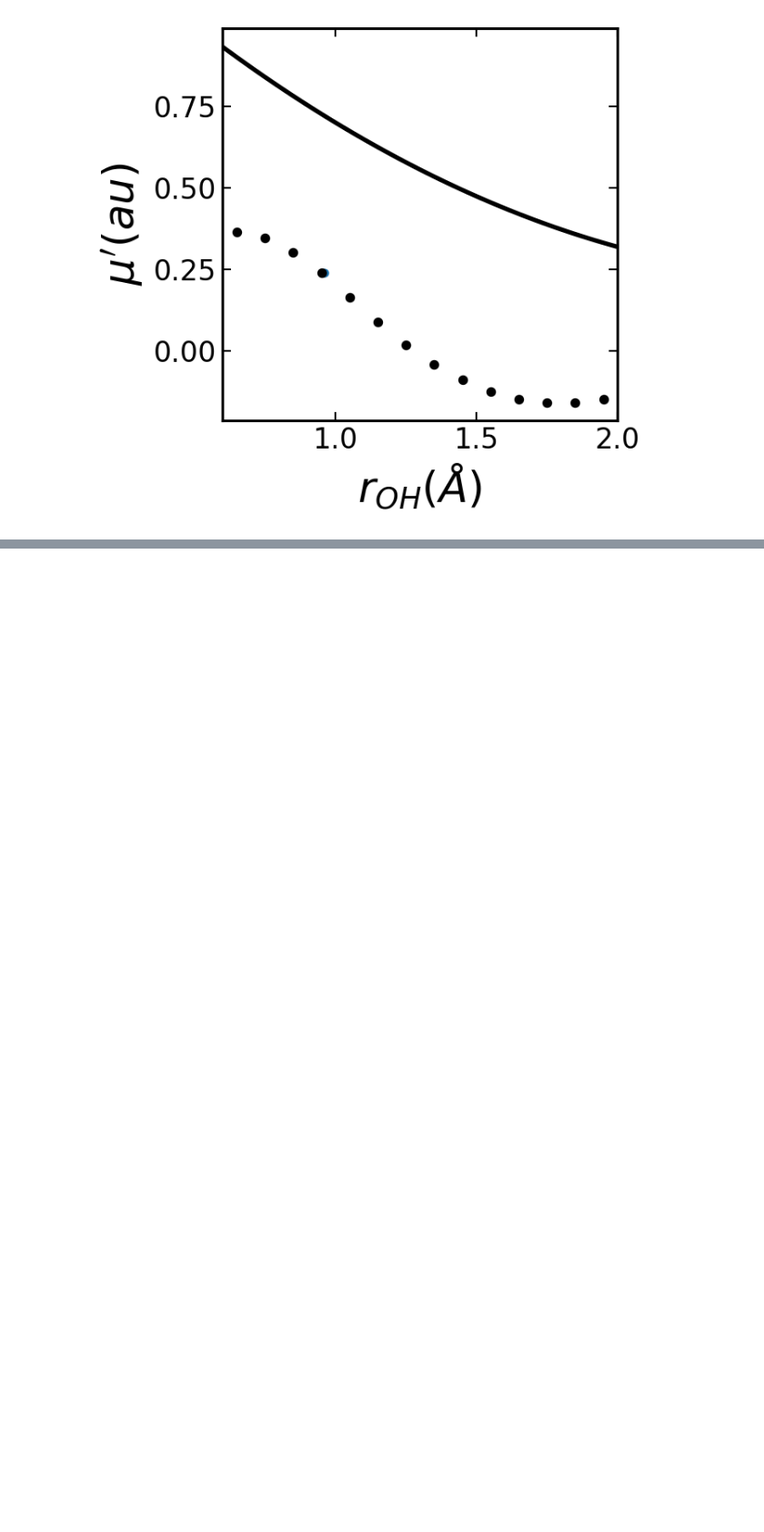
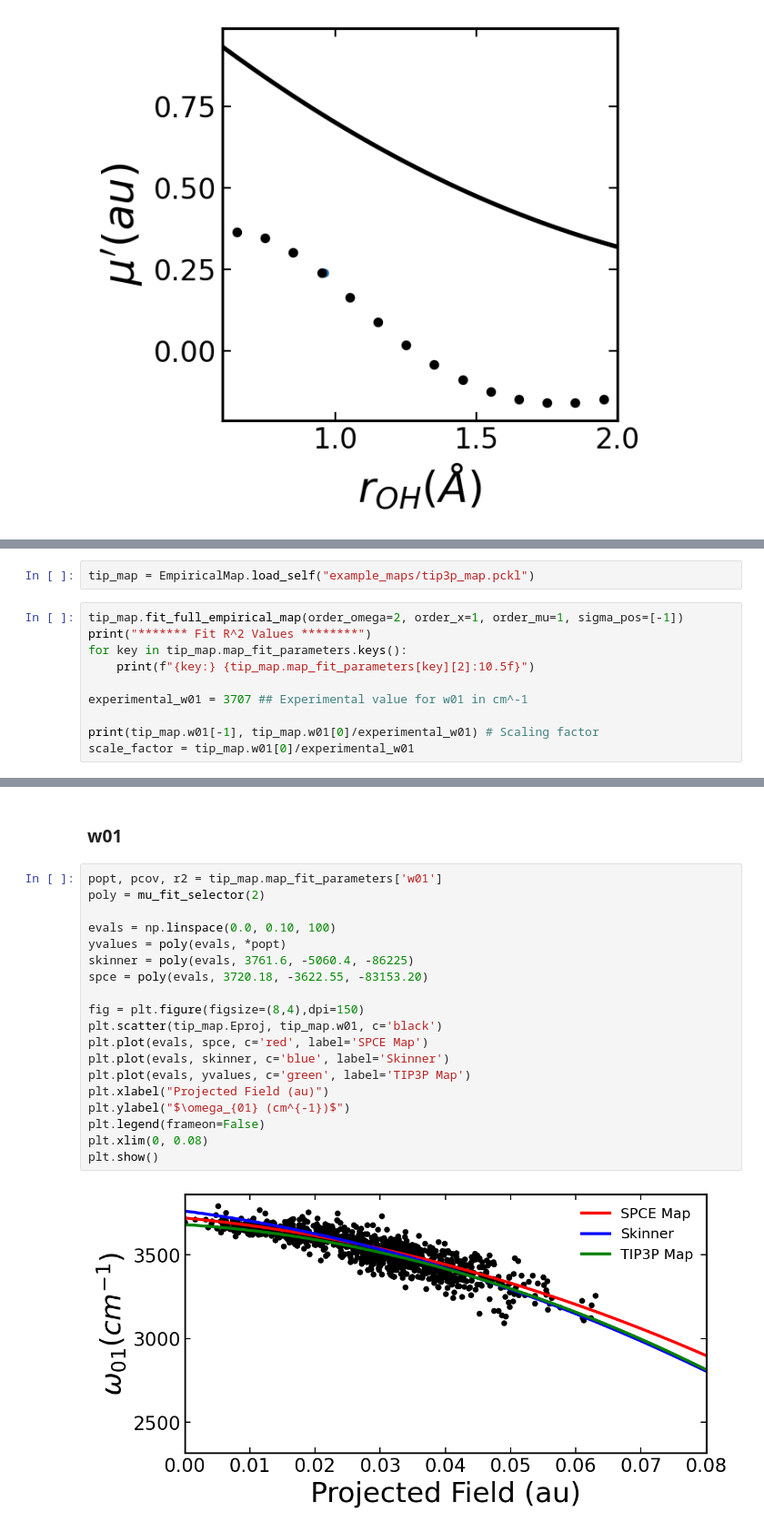
Before and after one commit to piskuliche/EmpiricalMapping, a Jupyter notebook: examples/empirical_map_plotting.ipynb, the cells around one changed output, grey strips where cells are left out. Shown at 91% size. Saved outputs shown, nothing was run; the diff lists cells and outputs as text; blank space fills up the shorter version.

```diff
--- a/examples/empirical_map_plotting.ipynb
+++ b/examples/empirical_map_plotting.ipynb
@@ -239,0 +308,12 @@ plt.show()
+# %%
+tip_map = EmpiricalMap.load_self("example_maps/tip3p_map.pckl")
+# %%
+tip_map.fit_full_empirical_map(order_omega=2, order_x=1, order_mu=1, sigma_pos=[-1])
+print("******* Fit R^2 Values ********")
+for key in tip_map.map_fit_parameters.keys():
+    print(f"{key:} {tip_map.map_fit_parameters[key][2]:10.5f}")
+
+experimental_w01 = 3707 ## Experimental value for w01 in cm^-1
+
+print(tip_map.w01[-1], tip_map.w01[0]/experimental_w01) # Scaling factor
+scale_factor = tip_map.w01[0]/experimental_w01
@@ -239,0 +337,23 @@ plt.show()
+# %% [markdown]
+### w01
+# %%
+popt, pcov, r2 = tip_map.map_fit_parameters['w01']
+poly = mu_fit_selector(2)
+
+evals = np.linspace(0.0, 0.10, 100)
+yvalues = poly(evals, *popt)
+skinner = poly(evals, 3761.6, -5060.4, -86225)
+spce = poly(evals, 3720.18, -3622.55, -83153.20)
+
+fig = plt.figure(figsize=(8,4),dpi=150)
+plt.scatter(tip_map.Eproj, tip_map.w01, c='black')
+plt.plot(evals, spce, c='red', label='SPCE Map')
+plt.plot(evals, skinner, c='blue', label='Skinner')
+plt.plot(evals, yvalues, c='green', label='TIP3P Map')
+plt.xlabel("Projected Field (au)")
+plt.ylabel("$\omega_{01} (cm^{-1})$")
+plt.legend(frameon=False)
+plt.xlim(0, 0.08)
+plt.show()
+# %% [output]
+[figure, added]
```
Also changed, not shown: parts of 32 cells of this notebook, 1 other file.
